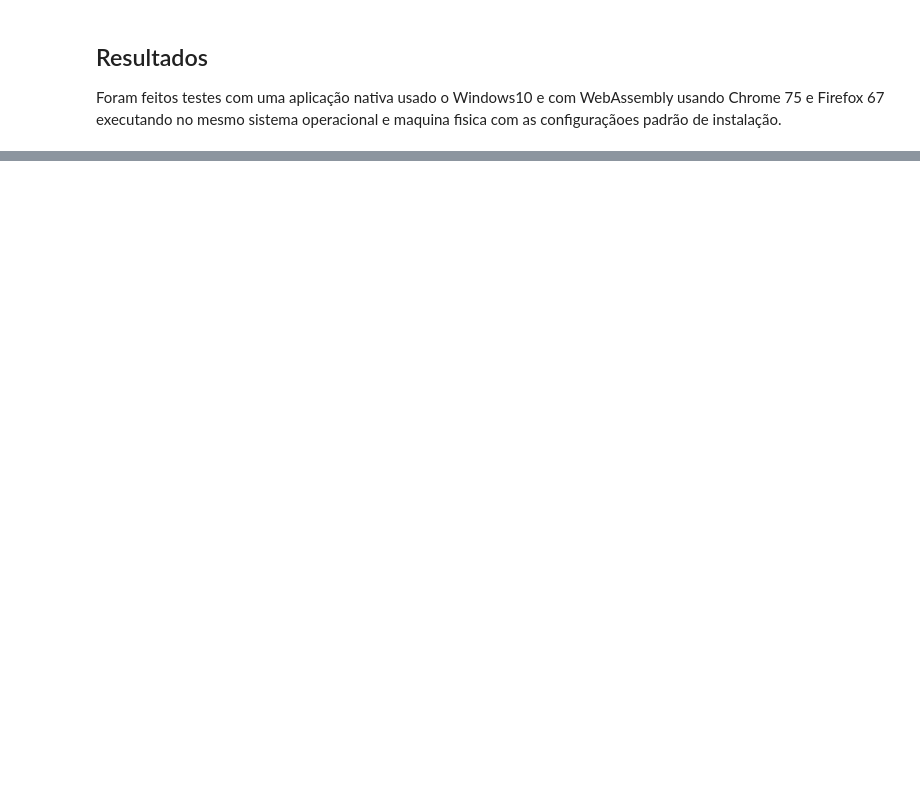
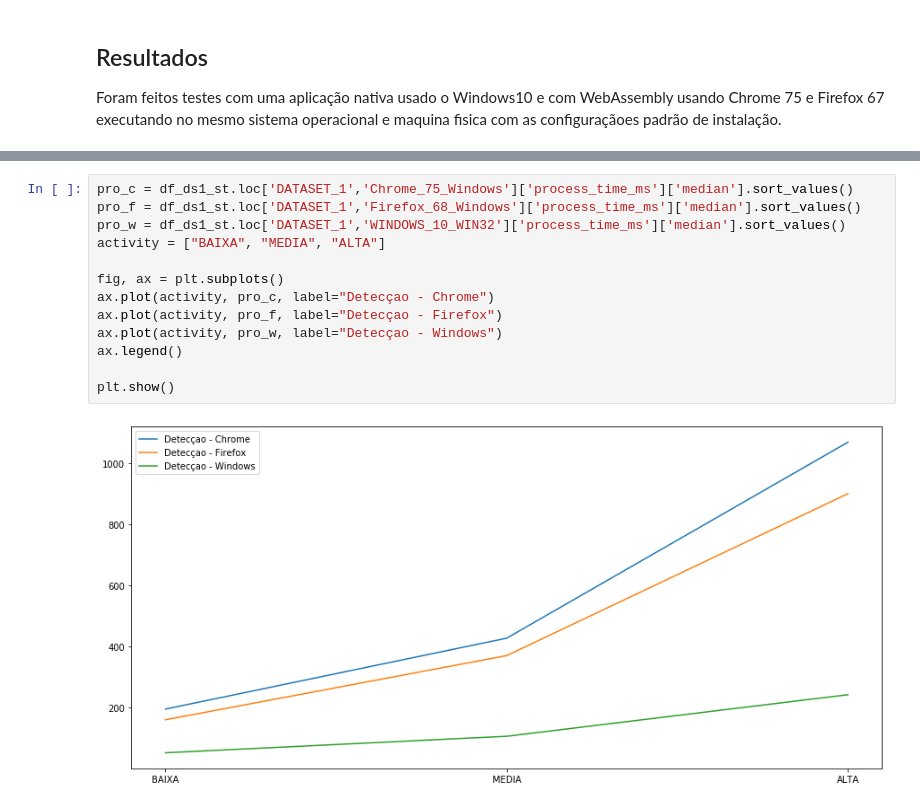
Before and after one commit to lourencoccc/tccwasm, a Jupyter notebook: outcomes/tccwasm_stats.ipynb, the cells around one changed output, grey strips where cells are left out. Saved outputs shown, nothing was run; the diff lists cells and outputs as text; blank space fills up the shorter version.

```diff
--- a/outcomes/tccwasm_stats.ipynb
+++ b/outcomes/tccwasm_stats.ipynb
@@ -49,0 +214,15 @@ df_meta_fd
+# %%
+pro_c = df_ds1_st.loc['DATASET_1','Chrome_75_Windows']['process_time_ms']['median'].sort_values()
+pro_f = df_ds1_st.loc['DATASET_1','Firefox_68_Windows']['process_time_ms']['median'].sort_values()
+pro_w = df_ds1_st.loc['DATASET_1','WINDOWS_10_WIN32']['process_time_ms']['median'].sort_values()
+activity = ["BAIXA", "MEDIA", "ALTA"]
+
+fig, ax = plt.subplots()
+ax.plot(activity, pro_c, label="Detecçao - Chrome")
+ax.plot(activity, pro_f, label="Detecçao - Firefox")
+ax.plot(activity, pro_w, label="Detecçao - Windows")
+ax.legend()
+
+plt.show()
+# %% [output]
+[figure, added]
```
Also changed, not shown: parts of 24 cells of this notebook, 41 other files.
